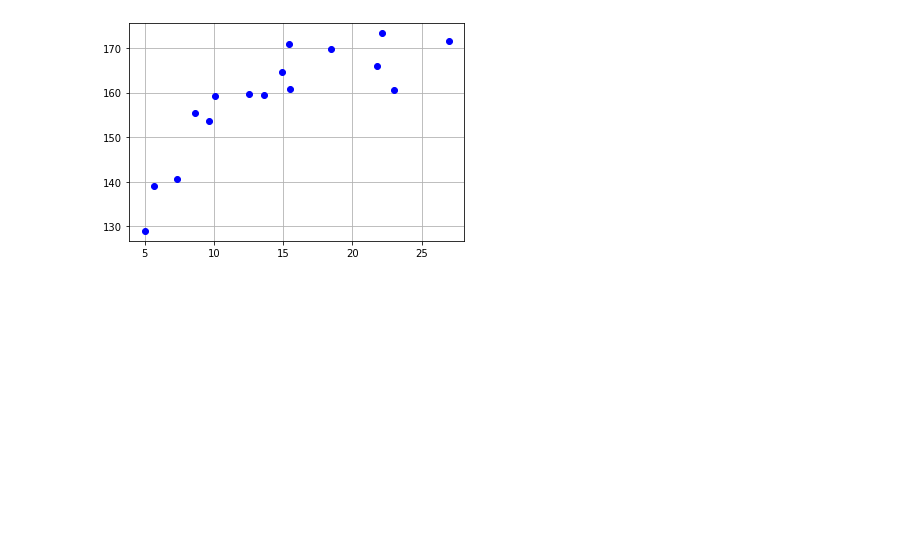
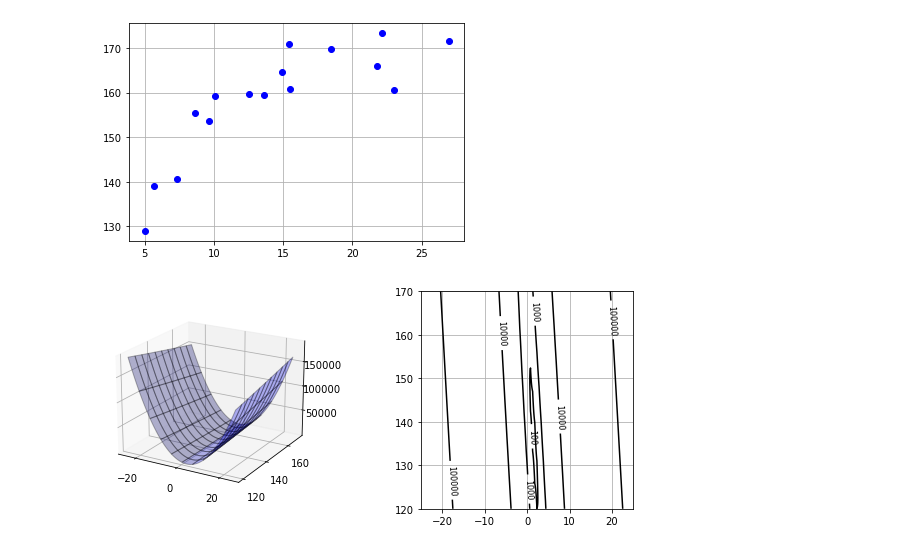
Before and after one commit to Kentkn192837/machine-learning, a Jupyter notebook: calculation/supervisedLearning/5_1.ipynb, the cells around one changed output. Cells and saved outputs as stored; diff of their text form; code cells hidden in the pictures; blank space fills up the shorter version.

```diff
--- a/calculation/supervisedLearning/5_1.ipynb
+++ b/calculation/supervisedLearning/5_1.ipynb
@@ -34,13 +34,33 @@ plt.show()
 # %%
 from mpl_toolkits.mplot3d import Axes3D
 
 def mse_line(x, t, w):
     y = w[0] * x + w[1]
     return np.mean((y - t) ** 2)
 
 xn = 100
 w0_range = [-25, 25]
 w1_range = [120, 170]
 w0 = np.linspace(w0_range[0], w0_range[1], xn)
 w1 = np.linspace(w1_range[0], w1_range[1], xn)
-ww0, ww1 = np.meshgrid(w0, w1)
+ww0, ww1 = np.meshgrid(w0, w1)    # (100, 100): length
+J = np.zeros((len(w0), len(w1)))
+for i0 in range(len(w0)):
+    for i1 in range(len(w1)):
+        J[i1, i0] = mse_line(X, T, (w0[i0], w1[i1]))
+
+plt.figure(figsize=(9.5, 4))
+plt.subplots_adjust(wspace=0.5)
+ax = plt.subplot(1, 2, 1, projection='3d')
+ax.plot_surface(ww0, ww1, J, rstride=10, cstride=10, alpha=0.3, color='#0000ff', edgecolor='#000000')
+ax.set_xticks([-20, 0, 20])
+ax.set_yticks([120, 140, 160])
+ax.view_init(20, -60)
+
+plt.subplot(1, 2, 2)
+cont = plt.contour(ww0, ww1, J, 30, colors='#000000', levels=[100, 1000, 10000, 100000])
+plt.clabel(cont, fmt='%d', fontsize=8)
+plt.grid()
+plt.show()
+# %% [output]
+[figure, added]
```
